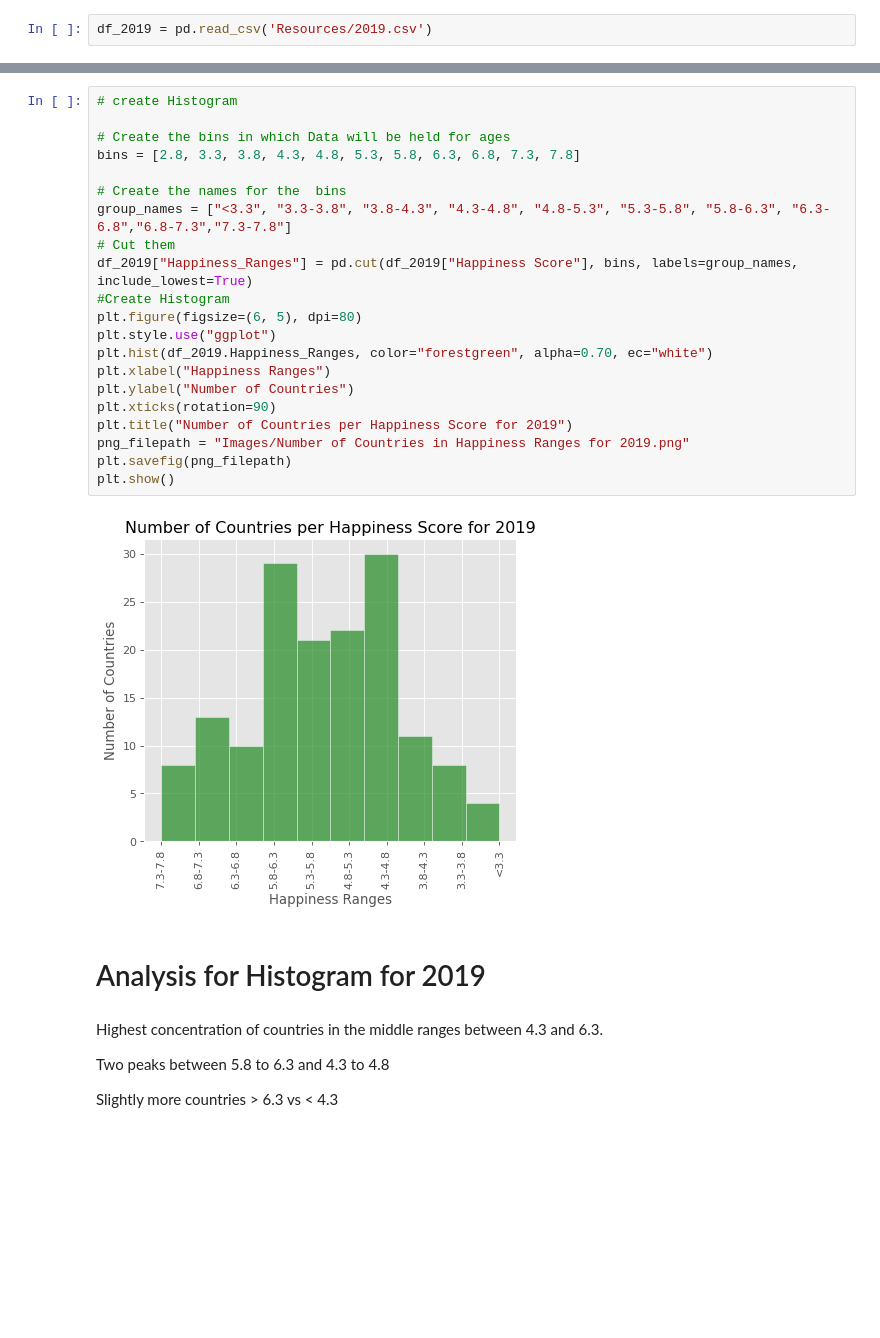
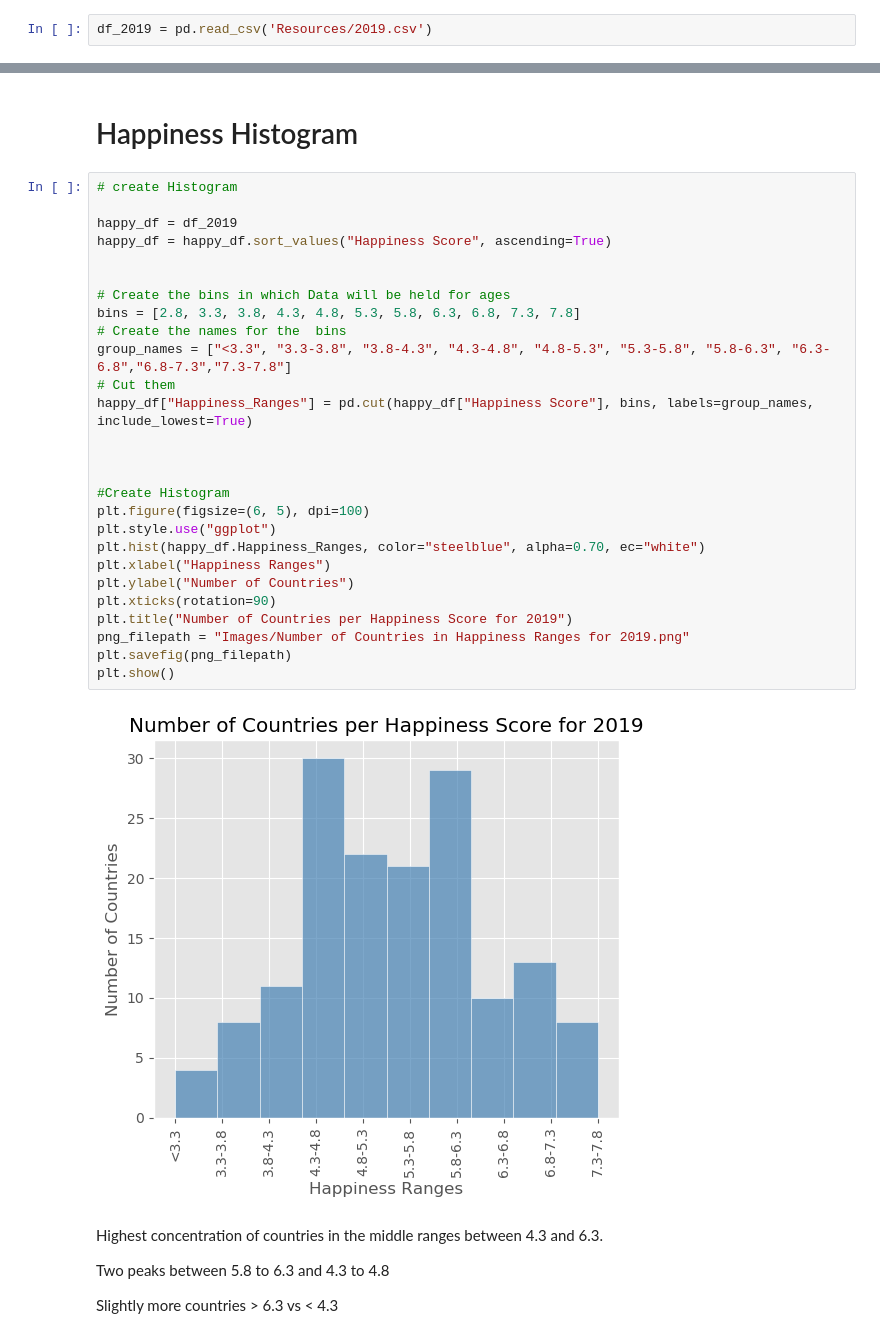
Before and after one commit to Monalipatel/Project-1-, a Jupyter notebook: Histogram.ipynb, the cells around one changed output, grey strips where cells are left out. Cells and saved outputs as stored; diff of their text form; blank space fills up the shorter version.

```diff
--- a/Histogram.ipynb
+++ b/Histogram.ipynb
@@ -18,28 +18,34 @@ df_2019.head()
+# %% [markdown]
+# Happiness Histogram
 # %%
 # create Histogram
 
+happy_df = df_2019
+happy_df = happy_df.sort_values("Happiness Score", ascending=True)
+
+
 # Create the bins in which Data will be held for ages
 bins = [2.8, 3.3, 3.8, 4.3, 4.8, 5.3, 5.8, 6.3, 6.8, 7.3, 7.8]
-
 # Create the names for the  bins
 group_names = ["<3.3", "3.3-3.8", "3.8-4.3", "4.3-4.8", "4.8-5.3", "5.3-5.8", "5.8-6.3", "6.3-6.8","6.8-7.3","7.3-7.8"]
 # Cut them
-df_2019["Happiness_Ranges"] = pd.cut(df_2019["Happiness Score"], bins, labels=group_names, include_lowest=True)
+happy_df["Happiness_Ranges"] = pd.cut(happy_df["Happiness Score"], bins, labels=group_names, include_lowest=True)
+
+
+
 #Create Histogram
-plt.figure(figsize=(6, 5), dpi=80)
+plt.figure(figsize=(6, 5), dpi=100)
 plt.style.use("ggplot")
-plt.hist(df_2019.Happiness_Ranges, color="forestgreen", alpha=0.70, ec="white")
+plt.hist(happy_df.Happiness_Ranges, color="steelblue", alpha=0.70, ec="white")
 plt.xlabel("Happiness Ranges")
 plt.ylabel("Number of Countries")
 plt.xticks(rotation=90)
 plt.title("Number of Countries per Happiness Score for 2019")
 png_filepath = "Images/Number of Countries in Happiness Ranges for 2019.png"
 plt.savefig(png_filepath)
 plt.show()
 # %% [output]
-[figure, old version]
+[figure, new version]
-# %% [markdown]
-# Analysis for Histogram for 2019
 # %% [markdown]
 Highest concentration of countries in the middle ranges between 4.3 and 6.3.
 
```
Also changed, not shown: parts of 10 cells of this notebook, 21 other files.
